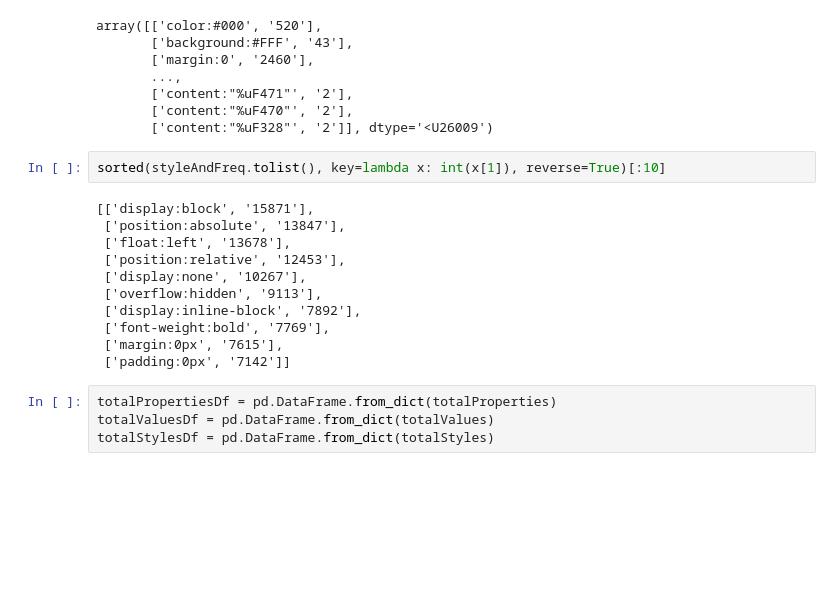
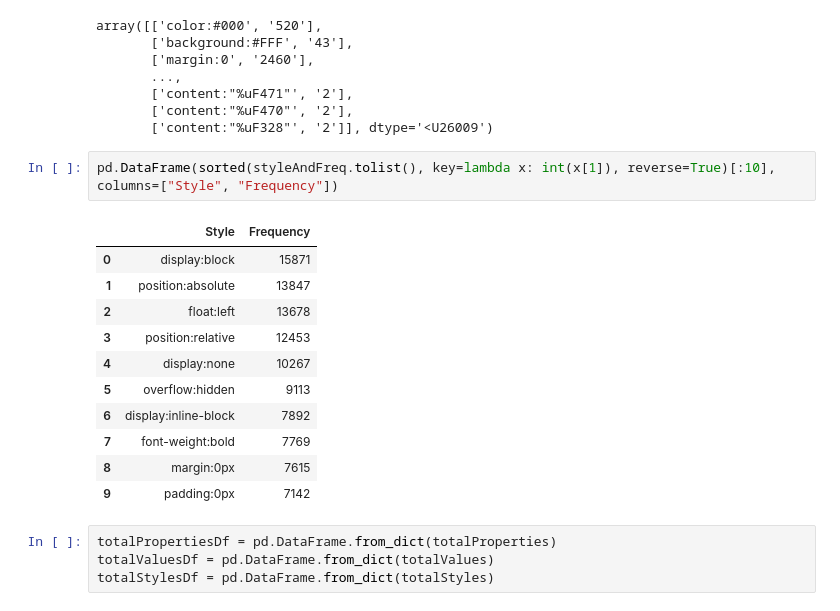
Before and after one commit to LGXprod/css-refactor-tool, a Jupyter notebook: css-dataset-eda.ipynb, the cells around one changed output. Cells and saved outputs as stored; diff of their text form; blank space fills up the shorter version.

```diff
--- a/css-dataset-eda.ipynb
+++ b/css-dataset-eda.ipynb
@@ -450,18 +450,19 @@ array([['color:#000', '520'],
        ['content:"%uF470"', '2'],
        ['content:"%uF328"', '2']], dtype='<U26009')
 # %%
-sorted(styleAndFreq.tolist(), key=lambda x: int(x[1]), reverse=True)[:10]
+pd.DataFrame(sorted(styleAndFreq.tolist(), key=lambda x: int(x[1]), reverse=True)[:10], columns=["Style", "Frequency"])
 # %% [output]
-[['display:block', '15871'],
- ['position:absolute', '13847'],
- ['float:left', '13678'],
- ['position:relative', '12453'],
- ['display:none', '10267'],
- ['overflow:hidden', '9113'],
- ['display:inline-block', '7892'],
- ['font-weight:bold', '7769'],
- ['margin:0px', '7615'],
- ['padding:0px', '7142']]
+|  | Style | Frequency |
+| 0 | display:block | 15871 |
+| 1 | position:absolute | 13847 |
+| 2 | float:left | 13678 |
+| 3 | position:relative | 12453 |
+| 4 | display:none | 10267 |
+| 5 | overflow:hidden | 9113 |
+| 6 | display:inline-block | 7892 |
+| 7 | font-weight:bold | 7769 |
+| 8 | margin:0px | 7615 |
+| 9 | padding:0px | 7142 |
 # %%
 totalPropertiesDf = pd.DataFrame.from_dict(totalProperties)
 totalValuesDf = pd.DataFrame.from_dict(totalValues)
```
Also changed, not shown: 1 other file.
